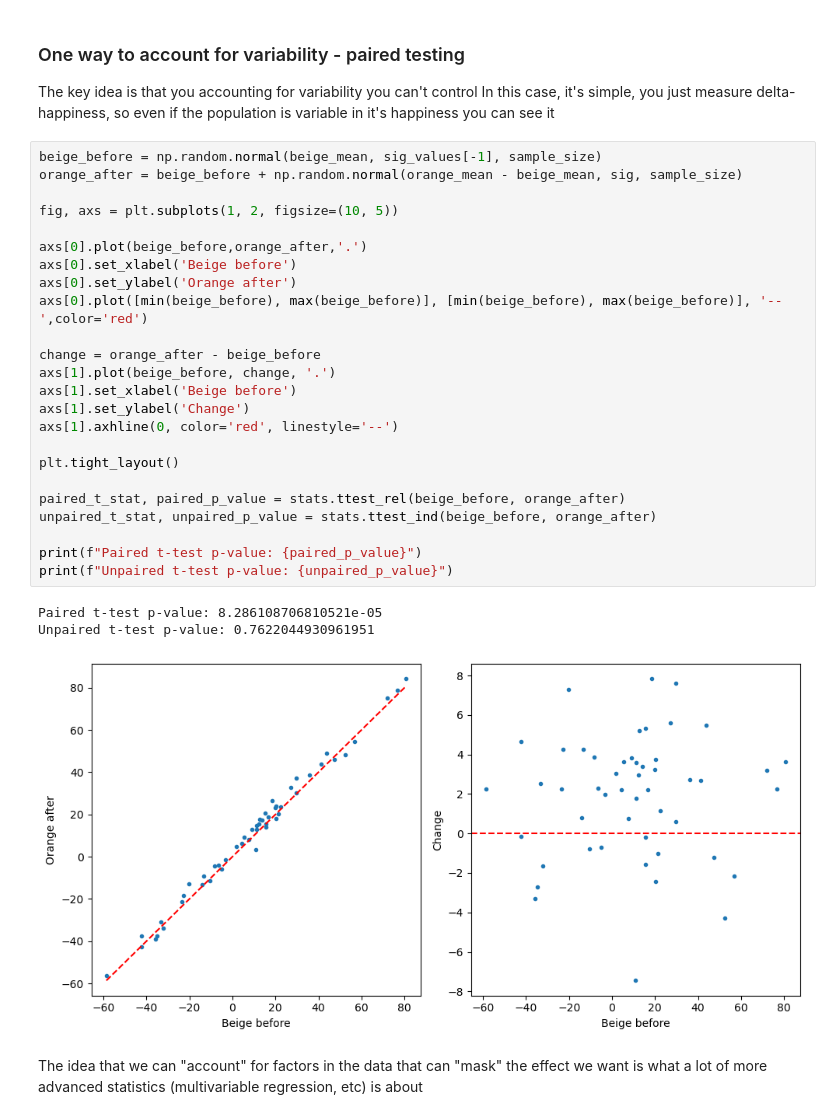
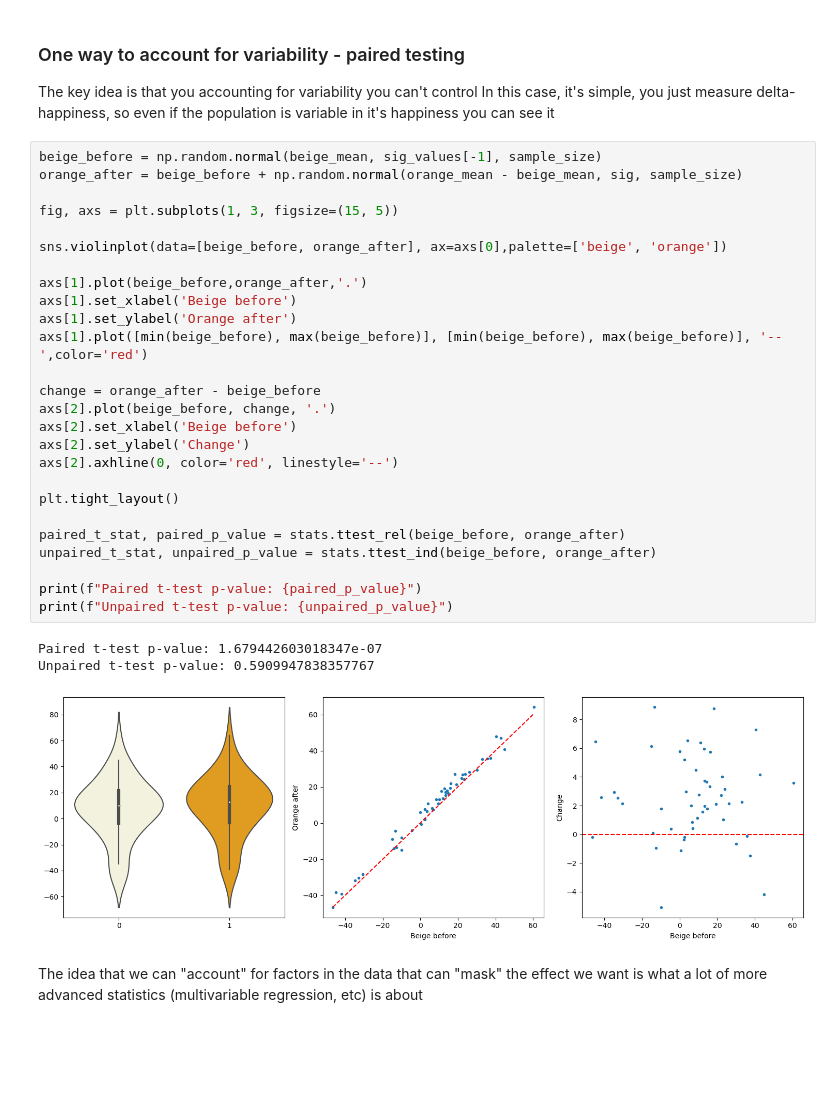
Before and after one commit to rwollman/physci200, a Jupyter notebook: 04_Statistical_testing.ipynb, the cells around one changed output. Saved outputs shown, nothing was run; the diff lists cells and outputs as text; blank space fills up the shorter version.

```diff
--- a/04_Statistical_testing.ipynb
+++ b/04_Statistical_testing.ipynb
@@ -281,31 +357,33 @@ In this case, it's simple, you just measure delta-happiness, so even if the popu
 # %%
 beige_before = np.random.normal(beige_mean, sig_values[-1], sample_size)
 orange_after = beige_before + np.random.normal(orange_mean - beige_mean, sig, sample_size)
 
-fig, axs = plt.subplots(1, 2, figsize=(10, 5))
+fig, axs = plt.subplots(1, 3, figsize=(15, 5))
 
-axs[0].plot(beige_before,orange_after,'.')
-axs[0].set_xlabel('Beige before')
-axs[0].set_ylabel('Orange after')
-axs[0].plot([min(beige_before), max(beige_before)], [min(beige_before), max(beige_before)], '--',color='red')
+sns.violinplot(data=[beige_before, orange_after], ax=axs[0],palette=['beige', 'orange'])
+
+axs[1].plot(beige_before,orange_after,'.')
+axs[1].set_xlabel('Beige before')
+axs[1].set_ylabel('Orange after')
+axs[1].plot([min(beige_before), max(beige_before)], [min(beige_before), max(beige_before)], '--',color='red')
 
 change = orange_after - beige_before
-axs[1].plot(beige_before, change, '.')
-axs[1].set_xlabel('Beige before')
-axs[1].set_ylabel('Change')
-axs[1].axhline(0, color='red', linestyle='--')
+axs[2].plot(beige_before, change, '.')
+axs[2].set_xlabel('Beige before')
+axs[2].set_ylabel('Change')
+axs[2].axhline(0, color='red', linestyle='--')
 
 plt.tight_layout()
 
 paired_t_stat, paired_p_value = stats.ttest_rel(beige_before, orange_after)
 unpaired_t_stat, unpaired_p_value = stats.ttest_ind(beige_before, orange_after)
 
 print(f"Paired t-test p-value: {paired_p_value}")
 print(f"Unpaired t-test p-value: {unpaired_p_value}")
 # %% [output]
-Paired t-test p-value: 8.286108706810521e-05
-Unpaired t-test p-value: 0.7622044930961951
+Paired t-test p-value: 1.679442603018347e-07
+Unpaired t-test p-value: 0.5909947838357767
-[figure, old version]
+[figure, new version]
 # %% [markdown]
 The idea that we can "account" for factors in the data that can "mask" the effect we want is what a lot of more advanced statistics (multivariable regression, etc) is about
 # %% [markdown]
```
Also changed, not shown: parts of 36 cells of this notebook, 1 other file.
